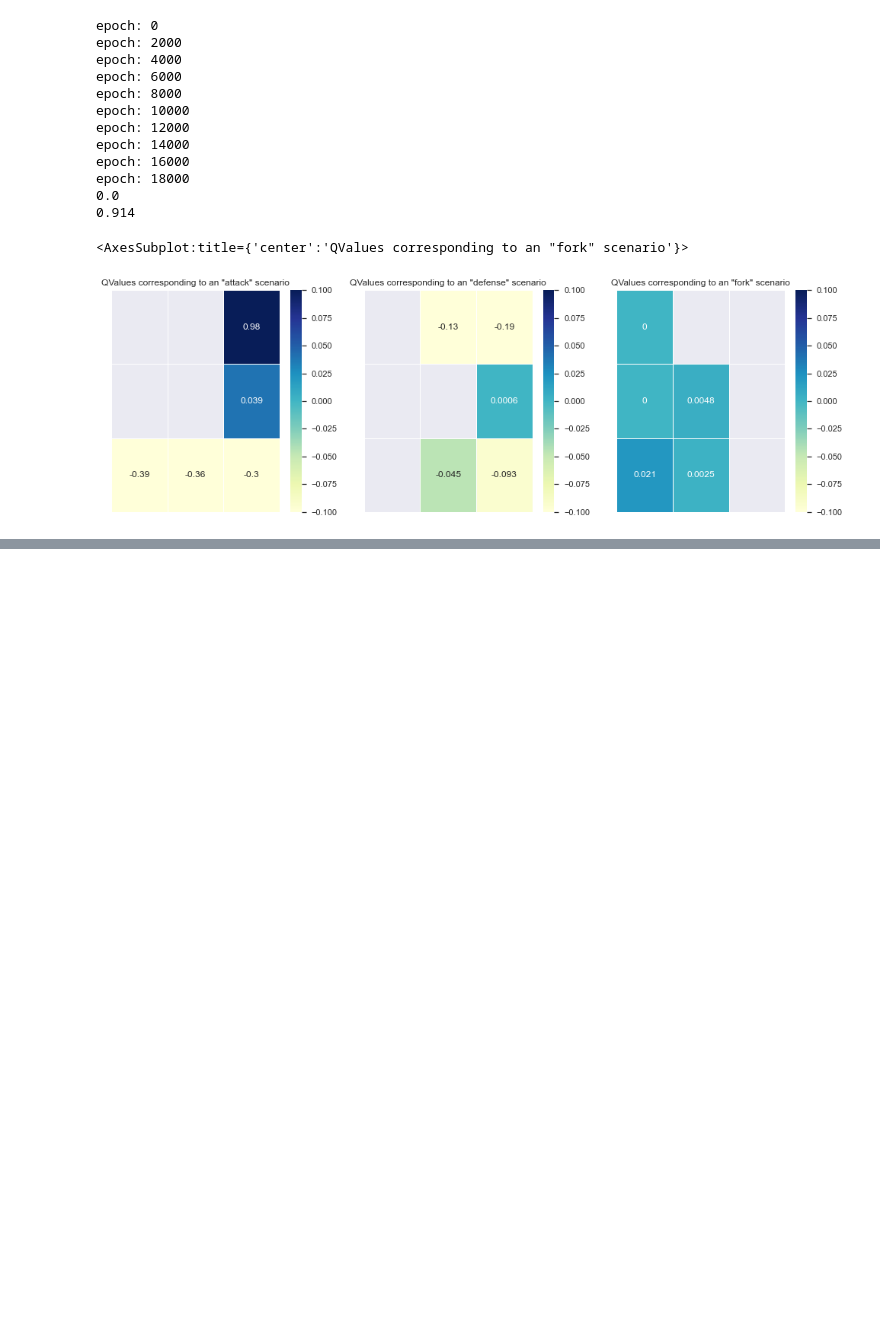
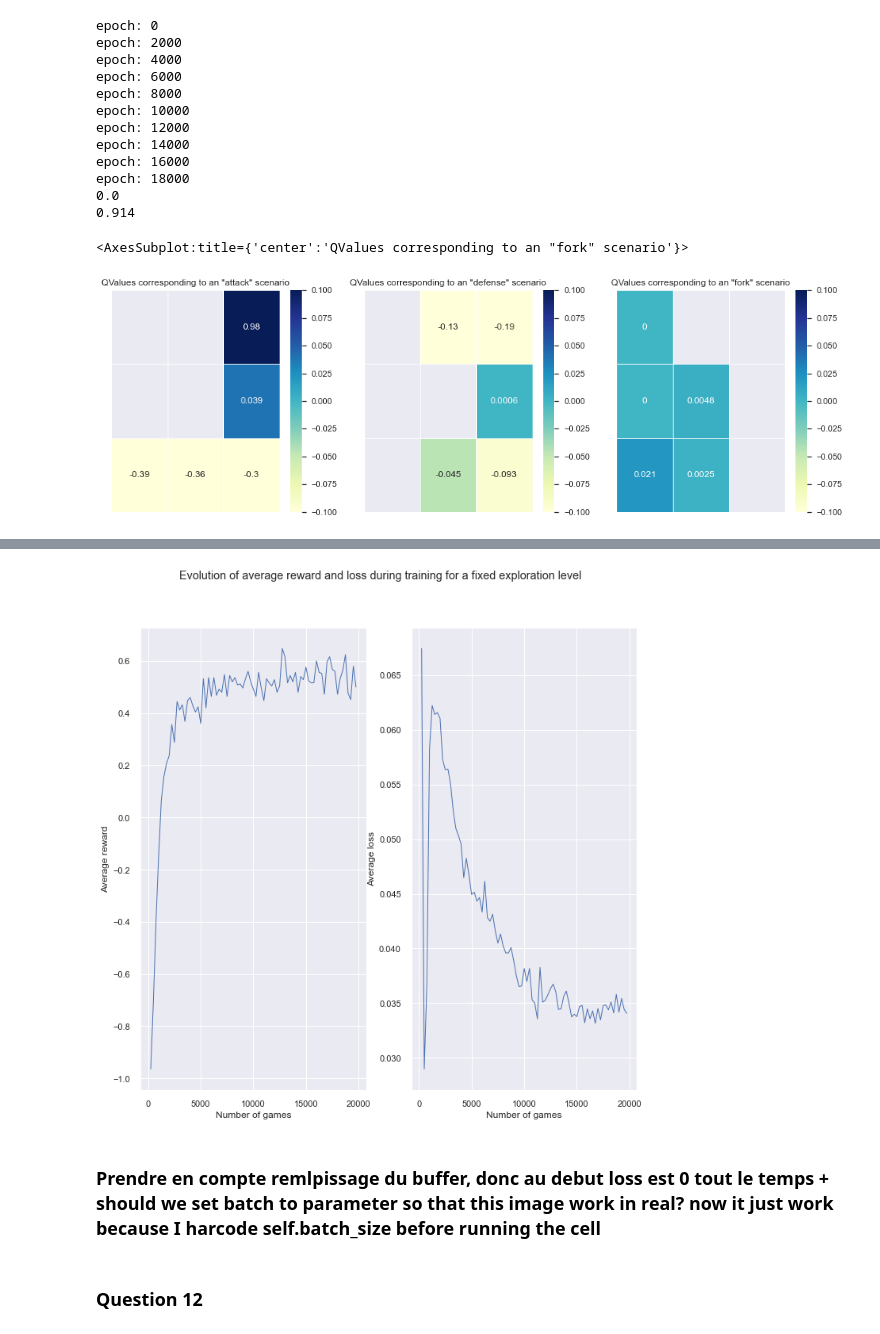
Before and after one commit to henrypapadatos/Reinforcement_Learning_TicTacToe, a Jupyter notebook: Test_file.ipynb, the cells around one changed output, grey strips where cells are left out. Saved outputs shown, nothing was run; the diff lists cells and outputs as text; code cells hidden in the pictures; blank space fills up the shorter version.

```diff
--- a/Test_file.ipynb
+++ b/Test_file.ipynb
@@ -711,5 +716,5 @@ sns.heatmap(QValues3,linewidth = 1 , annot = True, ax=axes[2], xticklabels=False
 # %%
-nb_play = 6000
+nb_play = 20000
 exploration_levels = [0.1]
 average_reward = []
 recap_rewards32 = []
@@ -727,7 +732,7 @@ for exploration_level in exploration_levels:
 
         #switch the 1st player after every game.
         current_turns = Turns[np.array([k%2, (k+1)%2])]
-        Qplayer.set_player(player=current_turns[0])
+        DQN_player.set_player(player=current_turns[0])
         player_opt = OptimalPlayer(epsilon=0.5, player=current_turns[1])
 
         for j in range(9):
@@ -808,0 +890,28 @@ plt.show()
+# %%
+import seaborn as sns
+plt.style.use("seaborn")
+
+# Plot the results
+sns.set()
+
+fig, axes = plt.subplots(1, 2)
+fig.set_figwidth(10)
+fig.set_figheight(10)
+
+x = np.arange(len(recap_rewards32[0]))*250+250
+fig.suptitle('Evolution of average reward and loss during training for a fixed exploration level')
+for recap_reward, exploration_level in zip(recap_rewards32, exploration_levels):
+    #axes[0].title.set_text('Evolution of average reward during training for various exploration level')
+    axes[0].plot(x, recap_reward, label = "exploration_level= "+str(exploration_level), linewidth=1)
+    axes[0].set(xlabel= 'Number of games', ylabel='Average reward')
+
+for recap_loss, exploration_level in zip(recap_loss32, exploration_levels):
+    #axes[1].title.set_text('Evolution of average reward during training for various exploration level')
+    axes[1].plot(x, recap_loss, label = "exploration_level= "+str(exploration_level), linewidth=1)
+    axes[1].set(xlabel= 'Number of games', ylabel='Average loss')
+# %% [output]
+[figure, added]
+# %% [markdown]
+### Prendre en compte remlpissage du buffer, donc au debut loss est 0 tout le temps + should we set batch to parameter so that this image work in real? now it just work because I harcode self.batch_size before running the cell
+# %% [markdown]
+### Question 12
```
Also changed, not shown: parts of 18 cells of this notebook, 2 other files.
